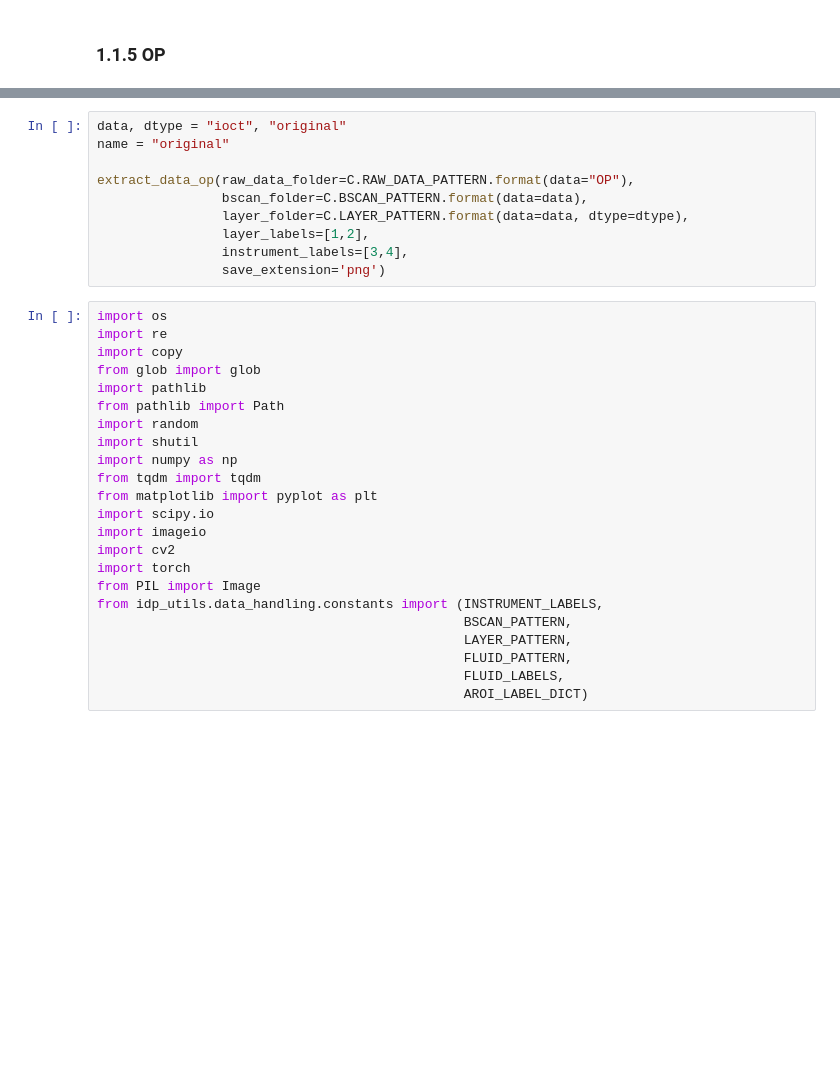
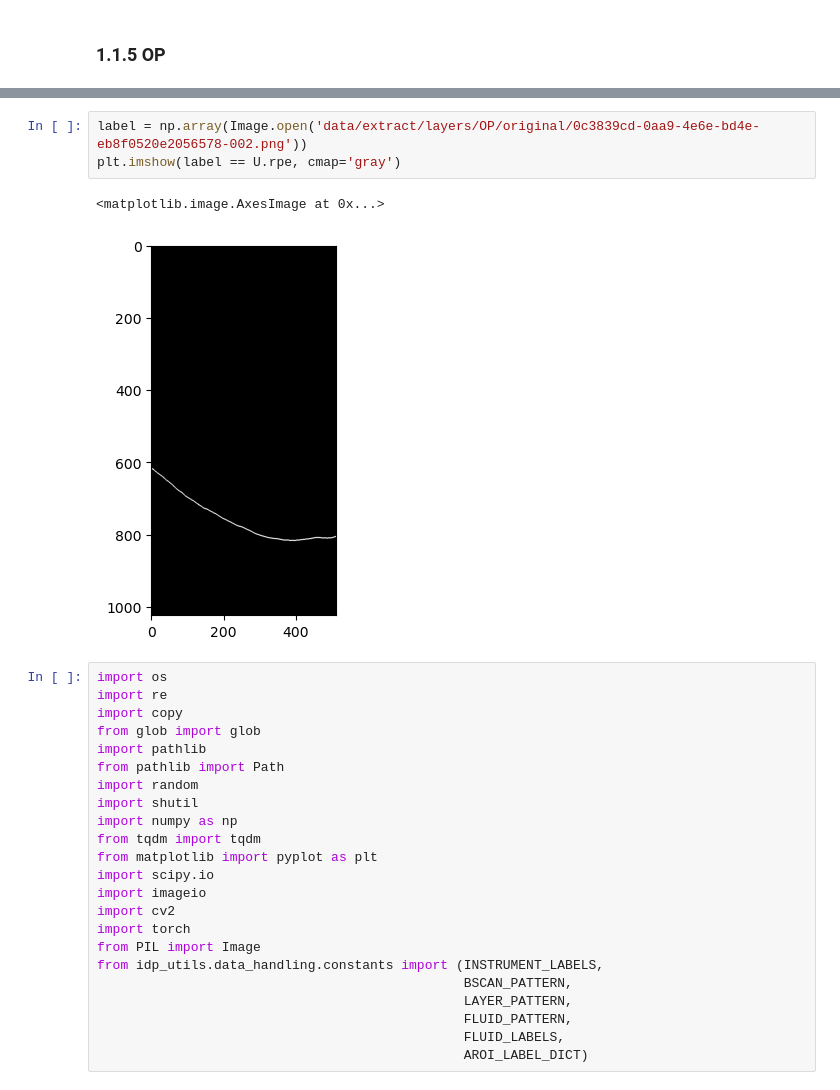
Before and after one commit to happen2me/oct-simulation, a Jupyter notebook: notebooks/2.data_processing.ipynb, the cells around one changed output, grey strips where cells are left out. Saved outputs shown, nothing was run; the diff lists cells and outputs as text; blank space fills up the shorter version.

```diff
--- a/notebooks/2.data_processing.ipynb
+++ b/notebooks/2.data_processing.ipynb
@@ -160,13 +208,9 @@ extract_data_op(raw_data_folder=C.RAW_DATA_PATTERN.format(data=data),
-# %%
-data, dtype = "ioct", "original"
-name = "original"
-
-extract_data_op(raw_data_folder=C.RAW_DATA_PATTERN.format(data="OP"),
-                bscan_folder=C.BSCAN_PATTERN.format(data=data),
-                layer_folder=C.LAYER_PATTERN.format(data=data, dtype=dtype),
-                layer_labels=[1,2],
-                instrument_labels=[3,4],
-                save_extension='png')
+# %%
+label = np.array(Image.open('data/extract/layers/OP/original/0c3839cd-0aa9-4e6e-bd4e-eb8f0520e2056578-002.png'))
+plt.imshow(label == U.rpe, cmap='gray')
+# %% [output]
+<matplotlib.image.AxesImage at 0x...>
+[figure, added]
 # %%
 import os
 import re
```
Also changed, not shown: parts of 18 cells of this notebook, 7 other files.
